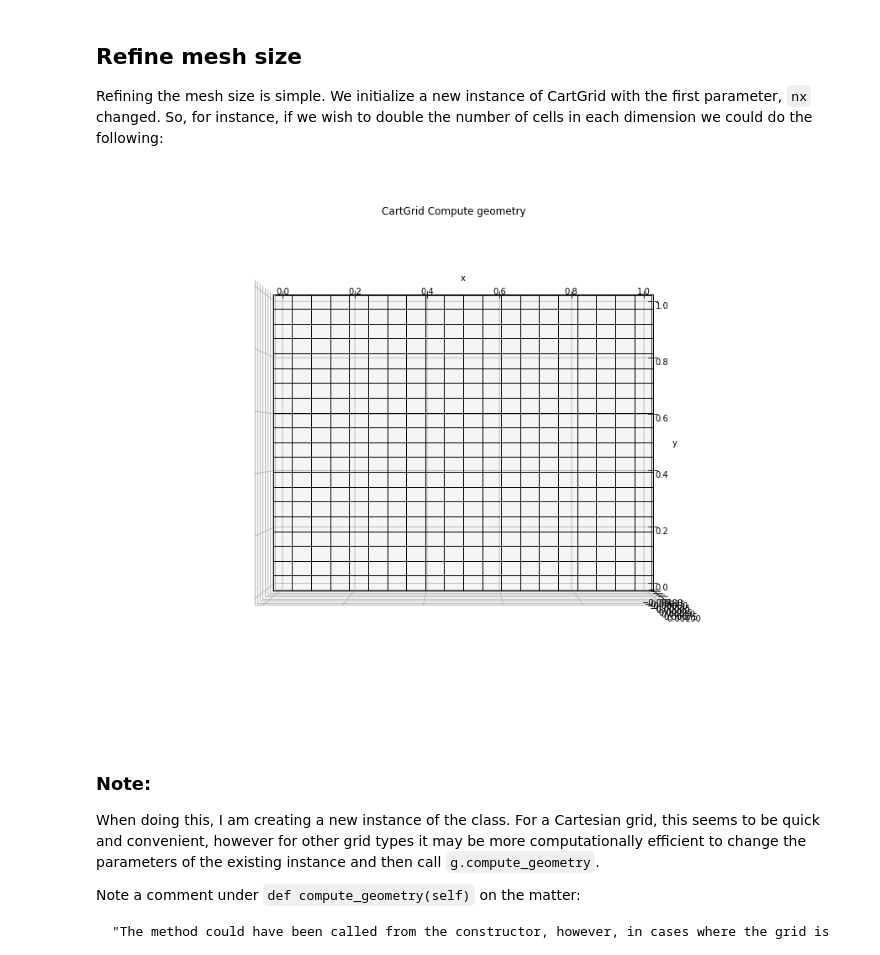
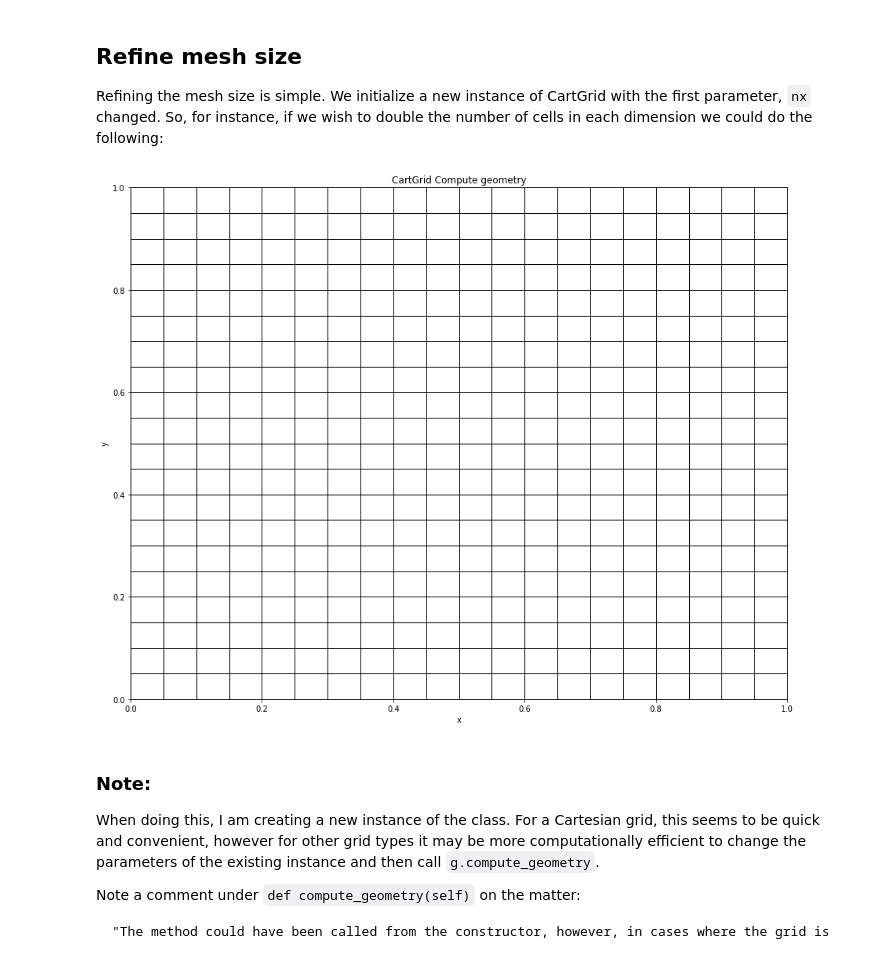
Before and after one commit to zhang-cugb/mastersproject, a Jupyter notebook: variations_get_started.ipynb, the cells around one changed output. Saved outputs shown, nothing was run; the diff lists cells and outputs as text; code cells hidden in the pictures.

```diff
--- a/variations_get_started.ipynb
+++ b/variations_get_started.ipynb
@@ -72,10 +69,10 @@ So, for instance, if we wish to double the number of cells in each dimension we
 # %%
 Nx = Ny = 20
 g = pp.CartGrid([Nx,Ny], [1,1])
 g.compute_geometry()
-pp.plot_grid(g, alpha=0, figsize=(15,12))
+pp.plot_grid(g, alpha=0, figsize=(15,12), plot_2d=True)
 # %% [output]
-[figure, old version]
+[figure, new version]
 # %% [markdown]
 ### Note:
 When doing this, I am creating a new instance of the class. For a Cartesian grid, this seems to be quick and convenient, however for other grid types it may be more computationally efficient to change the parameters of the existing instance and then call `g.compute_geometry`.
```
Also changed, not shown: parts of 7 cells of this notebook, 3 other files.
